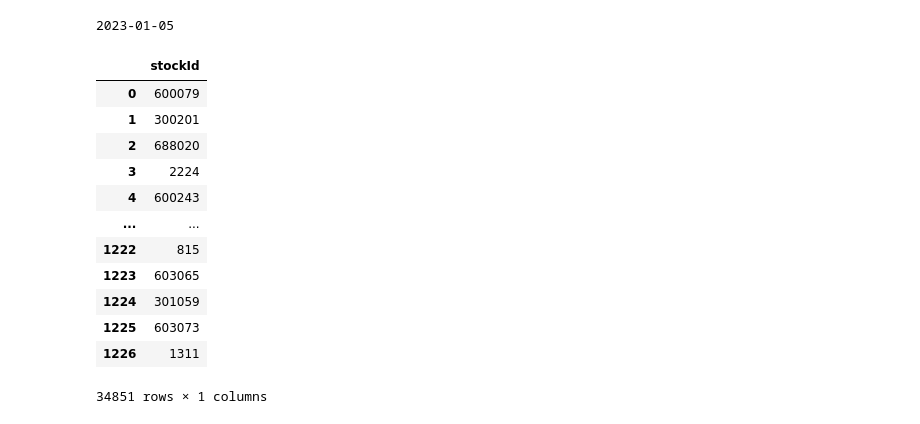
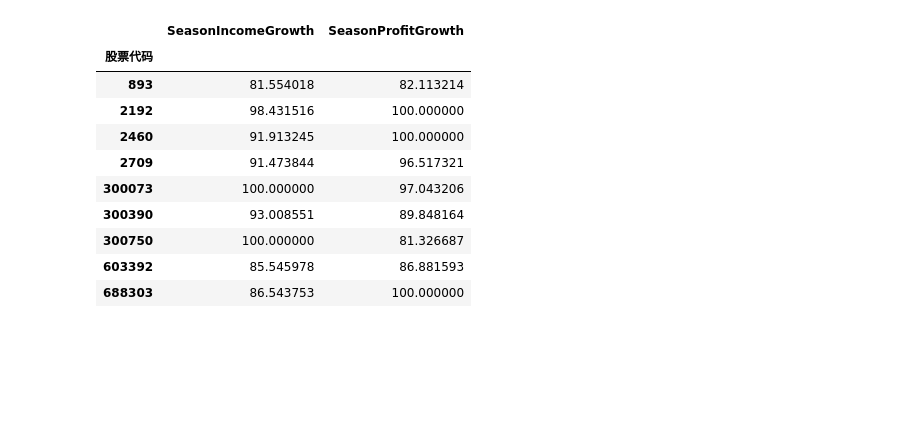
Before and after one commit to jwkfreedom/quant, a Jupyter notebook: stock_test.ipynb, the cells around one changed output. Saved outputs shown, nothing was run; the diff lists cells and outputs as text; code cells hidden in the pictures; blank space fills up the shorter version.

```diff
--- a/stock_test.ipynb
+++ b/stock_test.ipynb
@@ -4,27 +4,3 @@ import pandas as pd
 import numpy as np
 import matplotlib.pyplot as plt
 import stockdata as sd
-# %%
-start_season = '2021-01-01'
-dftotal = sd.load_jibenmian(start_season)
-
-season_select = '20221231'
-df = dftotal[dftotal['DATE'] == season_select]
-
-stock = 603065
-# dftotal[(dftotal['DATE'] == season_select) & (dftotal['股票代码'] == stock)]
-# %% [output]
-2023-01-05
-|  | stockId |
-| 0 | 600079 |
-| 1 | 300201 |
-| 2 | 688020 |
-| 3 | 2224 |
-| 4 | 600243 |
-| ... | ... |
-| 1222 | 815 |
-| 1223 | 603065 |
-| 1224 | 301059 |
-| 1225 | 603073 |
-| 1226 | 1311 |
-34851 rows × 1 columns
@@ -30,0 +13,19 @@ stock = 603065
+# %%
+dfincome = df.groupby('股票代码')['SeasonIncomeGrowth'].mean()
+dfprofit = df.groupby('股票代码')['SeasonProfitGrowth'].mean()
+dfgrowth = pd.merge(dfincome, dfprofit, on=['股票代码'])
+
+dfgrowth = dfgrowth.loc[(dfgrowth['SeasonIncomeGrowth'] > 70) & (dfgrowth['SeasonProfitGrowth'] > 70)]
+dfgrowth
+# %% [output]
+|  | SeasonIncomeGrowth | SeasonProfitGrowth |
+| 股票代码 |  |  |
+| 893 | 81.554018 | 82.113214 |
+| 2192 | 98.431516 | 100.000000 |
+| 2460 | 91.913245 | 100.000000 |
+| 2709 | 91.473844 | 96.517321 |
+| 300073 | 100.000000 | 97.043206 |
+| 300390 | 93.008551 | 89.848164 |
+| 300750 | 100.000000 | 81.326687 |
+| 603392 | 85.545978 | 86.881593 |
+| 688303 | 86.543753 | 100.000000 |
```
Also changed, not shown: parts of 3 cells of this notebook, 4 other files.
